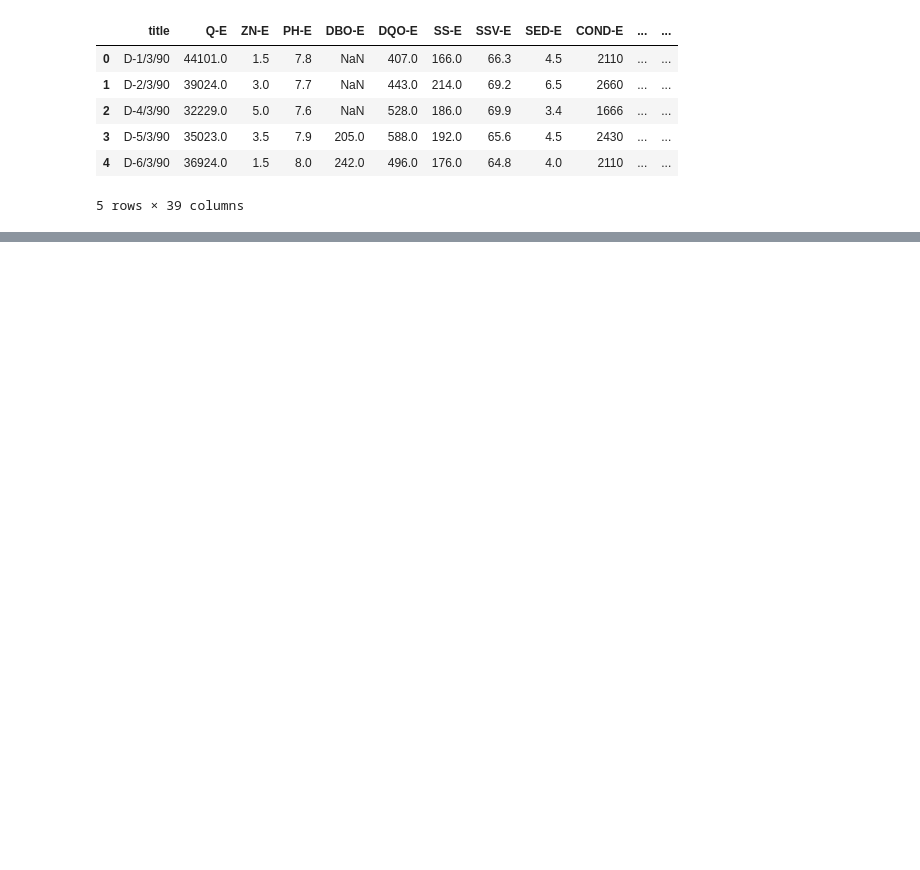
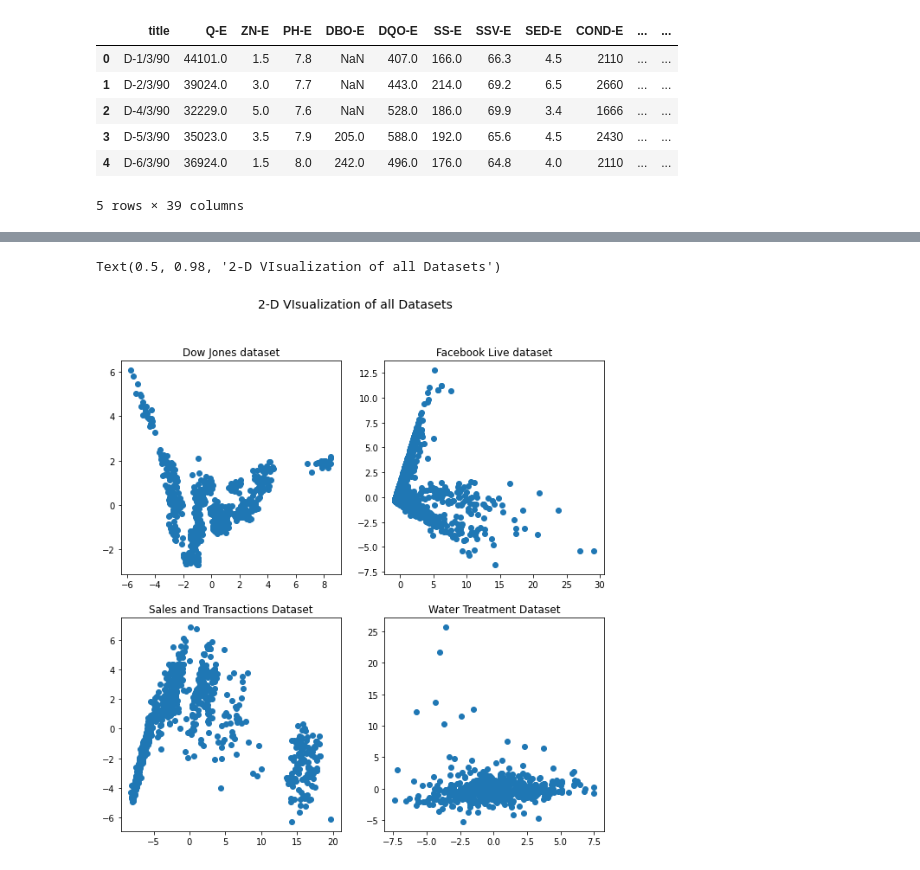
Before and after one commit to uditsharma16/Jupyter-Python-MachineLearning, a Jupyter notebook: Task 2.ipynb, the cells around one changed output, grey strips where cells are left out. Drawn from its saved outputs; the diff is of its cells as text; code cells hidden in the pictures; blank space fills up the shorter version.

```diff
--- a/Task 2.ipynb
+++ b/Task 2.ipynb
@@ -180,0 +129,16 @@ Successfully installed tabulate-0.8.7
+# %%
+fig, ay = plt.subplots(2,2,figsize=(10,10))
+ax=[ay[0][0],ay[0][1],ay[1][0],ay[1][1]]
+data_set_names=["Dow Jones dataset","Facebook Live dataset","Sales and Transactions Dataset","Water Treatment Dataset"]
+ax[2].scatter(data_st[:,0], data_st[:,1])
+ax[3].scatter(data_wt[:,0], data_wt[:,1])
+ax[1].scatter(data_live[:,0], data_live[:,1])
+ax[0].scatter(data_dow[:,0], data_dow[:,1])
+ax[0].set_title(data_set_names[0])
+ax[1].set_title(data_set_names[1])
+ax[2].set_title(data_set_names[2])
+ax[3].set_title(data_set_names[3])
+fig.suptitle("2-D VIsualization of all Datasets", fontsize=14)
+# %% [output]
+Text(0.5, 0.98, '2-D VIsualization of all Datasets')
+[figure, added]
```
Also changed, not shown: parts of 15 cells of this notebook.
